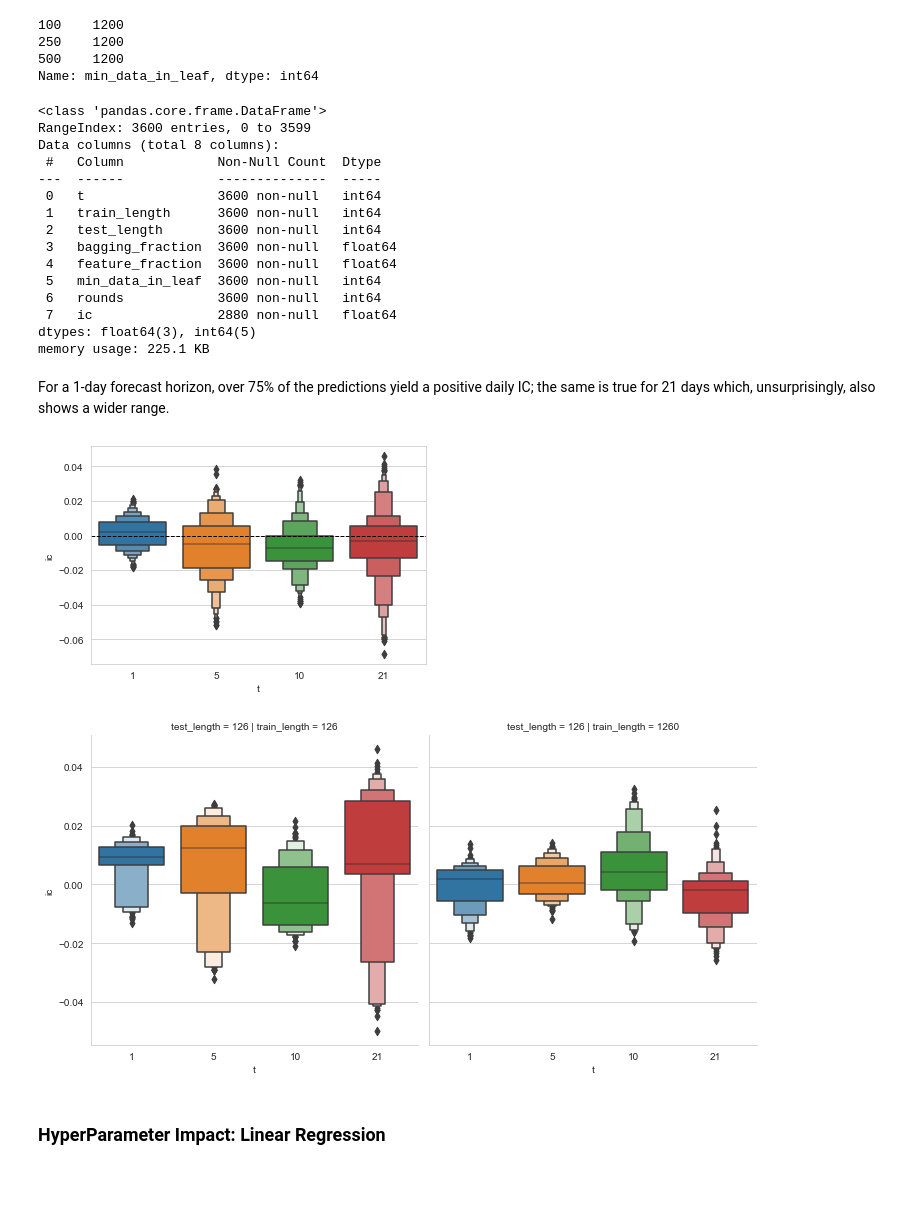
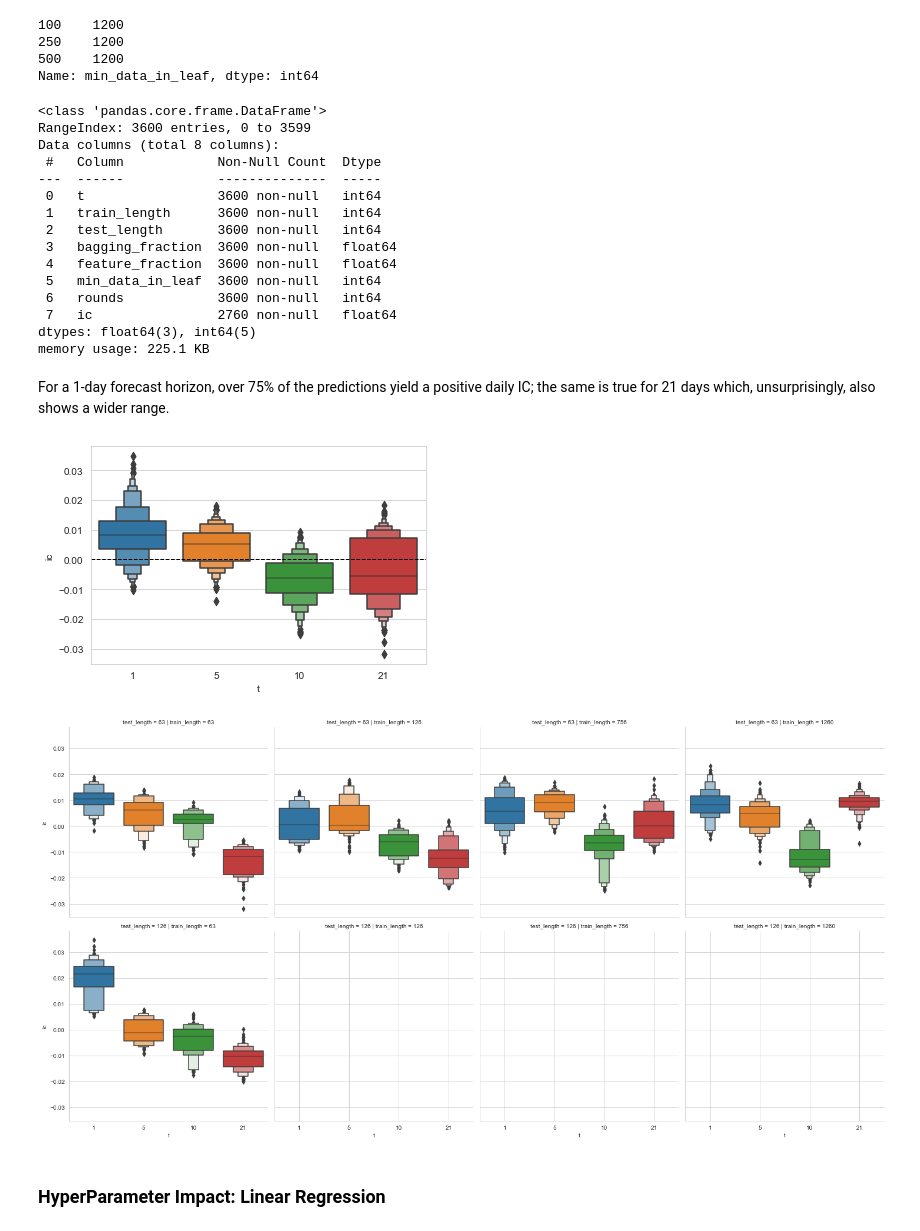
Before and after one commit to specialforcea/PaperTrading, a Jupyter notebook: models/training/sector_signals.ipynb, the cells around one changed output. Saved outputs shown, nothing was run; the diff lists cells and outputs as text; code cells hidden in the pictures; blank space fills up the shorter version.

```diff
--- a/models/training/sector_signals.ipynb
+++ b/models/training/sector_signals.ipynb
@@ -426,7 +426,7 @@ Now we take the following steps:
 # %%
 for lookahead in lookaheads:
     for train_length, test_length in test_params_:
-        n_splits = int(4 * YEAR / test_length)
+        n_splits = int(5 * YEAR / test_length)
         print(f'Lookahead: {lookahead:2.0f} | Train: {train_length:3.0f} | '
               f'Test: {test_length:2.0f} | Params: {len(cv_params_):3.0f}')
 
@@ -709,7 +710,7 @@ Data columns (total 8 columns):
  4   feature_fraction  3600 non-null   float64
  5   min_data_in_leaf  3600 non-null   int64
  6   rounds            3600 non-null   int64
- 7   ic                2880 non-null   float64
+ 7   ic                2760 non-null   float64
 dtypes: float64(3), int64(5)
 memory usage: 225.1 KB
 # %% [markdown]
@@ -718,17 +719,18 @@ For a 1-day forecast horizon, over 75% of the predictions yield a positive daily
 ax = sns.boxenplot(x='t', y='ic', data=daily_ic_avg)
 ax.axhline(0, ls='--', lw=1, c='k');
 # %% [output]
-[figure, old version]
+[figure, new version]
 # %%
 g = sns.catplot(x='t',
                 y='ic',
                 col='train_length',
                 row='test_length',
-                data=daily_ic_avg[(daily_ic_avg.test_length == 126)],
+                data=daily_ic_avg,
+                # data=daily_ic_avg[(daily_ic_avg.test_length == 126)],
                 kind='boxen')
 g.savefig(results_path / 'daily_ic_test_126', dpi=300)
 # %% [output]
-[figure, old version]
+[figure, new version]
 # %% [markdown]
 ### HyperParameter Impact: Linear Regression
 # %% [markdown]
```
Also changed, not shown: parts of 24 cells of this notebook, 4 other files.
